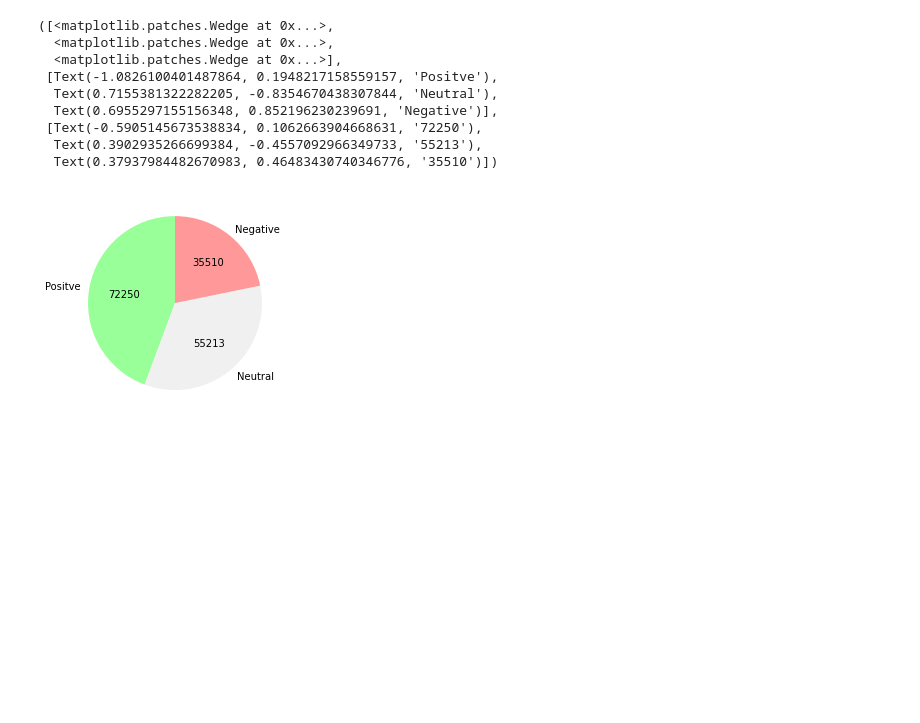
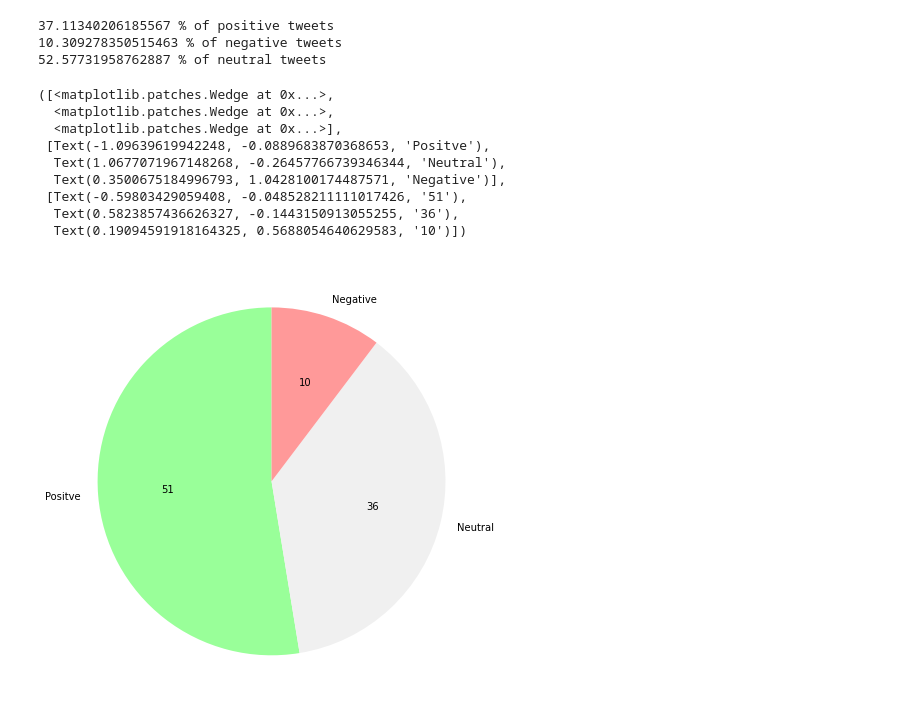
Before and after one commit to IsabelAlma/HCI584, a Jupyter notebook: TwitterSent1.ipynb, the cells around one changed output. Drawn from its saved outputs; the diff is of its cells as text; code cells hidden in the pictures; blank space fills up the shorter version.

Commit message:
pulling from twitter

```diff
--- a/TwitterSent1.ipynb
+++ b/TwitterSent1.ipynb
@@ -42,0 +44,2 @@ Name: category, dtype: int64
+# %%
+twitterAccount = input('lang:en')
@@ -42,0 +73,14 @@ Name: category, dtype: int64
+# %%
+# create a list of records
+tweet_info_ls = []
+# iterate over each tweet and corresponding user details
+for tweet, user in zip(tweets.data, tweets.includes['users']):
+    tweet_info = {
+        'Tweet': tweet.text,
+
+    }
+    tweet_info_ls.append(tweet_info)
+# create dataframe from the extracted records
+tweets_df = pd.DataFrame(tweet_info_ls)
+# display the dataframe
+print(tweets_df)
@@ -42,0 +129,12 @@ Name: category, dtype: int64
+# %%
+#calculate the subjectivity and polarity of tweets.
+def getTextSubjectivity(txt):
+    return TextBlob(txt).sentiment.subjectivity
+
+def getTextPolarity(txt):
+    return TextBlob(txt).sentiment.polarity
+
+tweets_df['Subjectivity'] = tweets_df['Tweet'].apply(getTextSubjectivity)
+tweets_df['Polarity'] = tweets_df['Tweet'].apply(getTextPolarity)
+
+tweets_df.head()
@@ -42,0 +148,11 @@ Name: category, dtype: int64
+# %%
+# negative, nautral, positive analysis
+def getTextAnalysis(a):
+    if a < 0:
+        return "Negative"
+    elif a == 0:
+        return "Neutral"
+    else:
+        return "Positive"
+tweets_df['Score'] = tweets_df['Polarity'].apply(getTextAnalysis)
+tweets_df.head()
@@ -43,22 +166,35 @@ Name: category, dtype: int64
+# %%
+positive = tweets_df[tweets_df['Score'] == 'Positive']
+print(str(positive.shape[0]/(tweets_df.shape[0])*100) + " % of positive tweets")
+
+negative = tweets_df[tweets_df['Score'] == 'Negative']
+print(str(negative.shape[0]/(tweets_df.shape[0])*100) + " % of negative tweets")
+
+neutral = tweets_df[tweets_df['Score'] == 'Neutral']
+print(str(neutral.shape[0]/(tweets_df.shape[0])*100) + " % of neutral tweets")
+# %% [output]
+37.11340206185567 % of positive tweets
+10.309278350515463 % of negative tweets
+52.57731958762887 % of neutral tweets
 # %%
 #assign to pie chart. instructions followed from: https://stackoverflow.com/questions/41088236/how-to-have-actual-values-in-matplotlib-pie-chart-displayed#:~:text=If%20you%27re%20looking%20to%20plot%20a%20piechart%20from,autopct%3D%20lambda%20x%3A%20%27%20%7B%3A.0f%7D%27.format%20%28x%2Avalues.sum%20%28%29%2F100%29%2C%20startangle%3D90%29
-actual_values = review_tweets["category"].value_counts(dropna=True)
+actual_values = tweets_df['Score'].value_counts(dropna=True)
 colors = ['#99ff99','#F0F0F0','#ff9999']
-values=review_tweets['category'].value_counts(dropna=True)
+values=tweets_df['Score'].value_counts(dropna=True)
 labels = 'Positve','Neutral','Negative' #as defined above
 
 plt.pie(actual_values, colors = colors, labels=labels, autopct= lambda x: '{:.0f}'.format(x*values.sum()/100), startangle=90)
 # %% [output]
 ([<matplotlib.patches.Wedge at 0x...>,
   <matplotlib.patches.Wedge at 0x...>,
   <matplotlib.patches.Wedge at 0x...>],
- [Text(-1.0826100401487864, 0.1948217158559157, 'Positve'),
-  Text(0.7155381322282205, -0.8354670438307844, 'Neutral'),
-  Text(0.6955297155156348, 0.852196230239691, 'Negative')],
- [Text(-0.5905145673538834, 0.1062663904668631, '72250'),
-  Text(0.3902935266699384, -0.4557092966349733, '55213'),
-  Text(0.37937984482670983, 0.46483430740346776, '35510')])
+ [Text(-1.09639619942248, -0.0889683870368653, 'Positve'),
+  Text(1.0677071967148268, -0.26457766739346344, 'Neutral'),
+  Text(0.3500675184996793, 1.0428100174487571, 'Negative')],
+ [Text(-0.59803429059408, -0.048528211111017426, '51'),
+  Text(0.5823857436626327, -0.1443150913055255, '36'),
+  Text(0.19094591918164325, 0.5688054640629583, '10')])
-[figure, old version]
+[figure, new version]
 # %%
 #following this guide: https://www.geeksforgeeks.org/generating-word-cloud-python/
 
```
Also changed, not shown: parts of 17 cells of this notebook.
